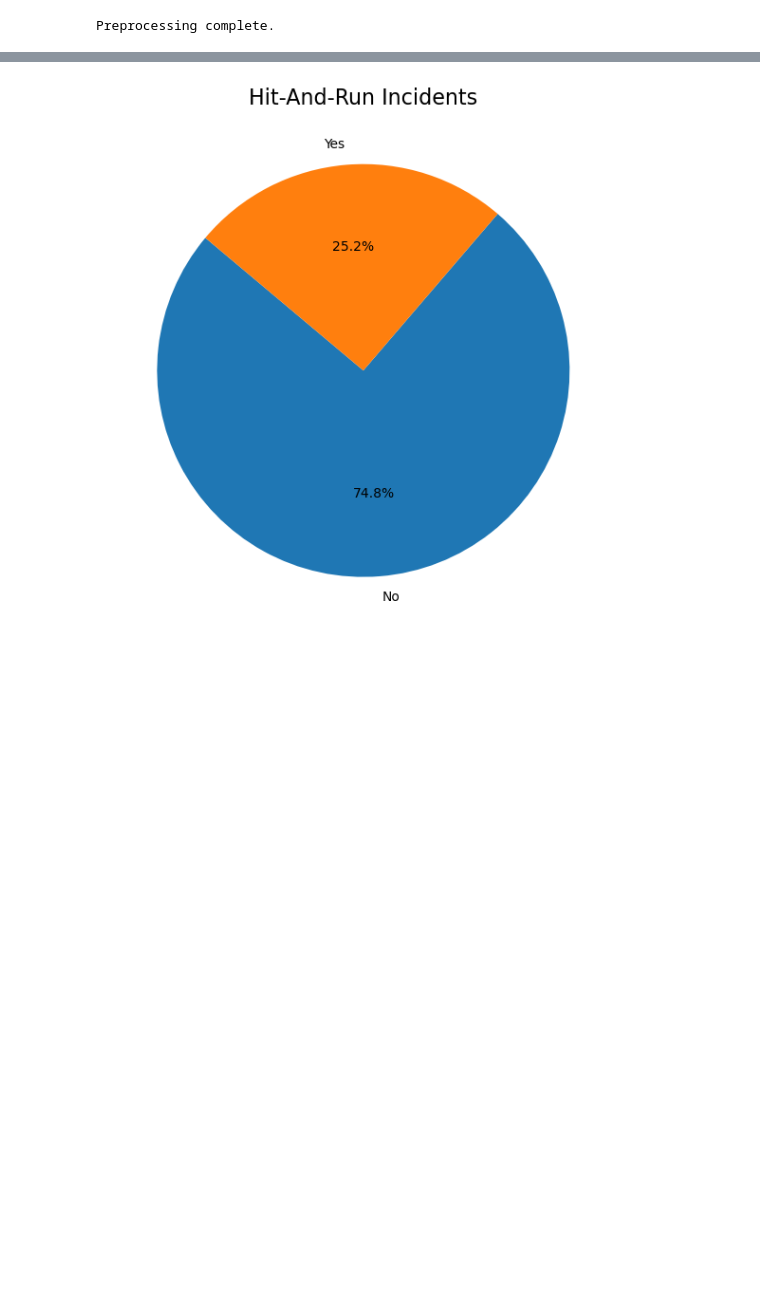
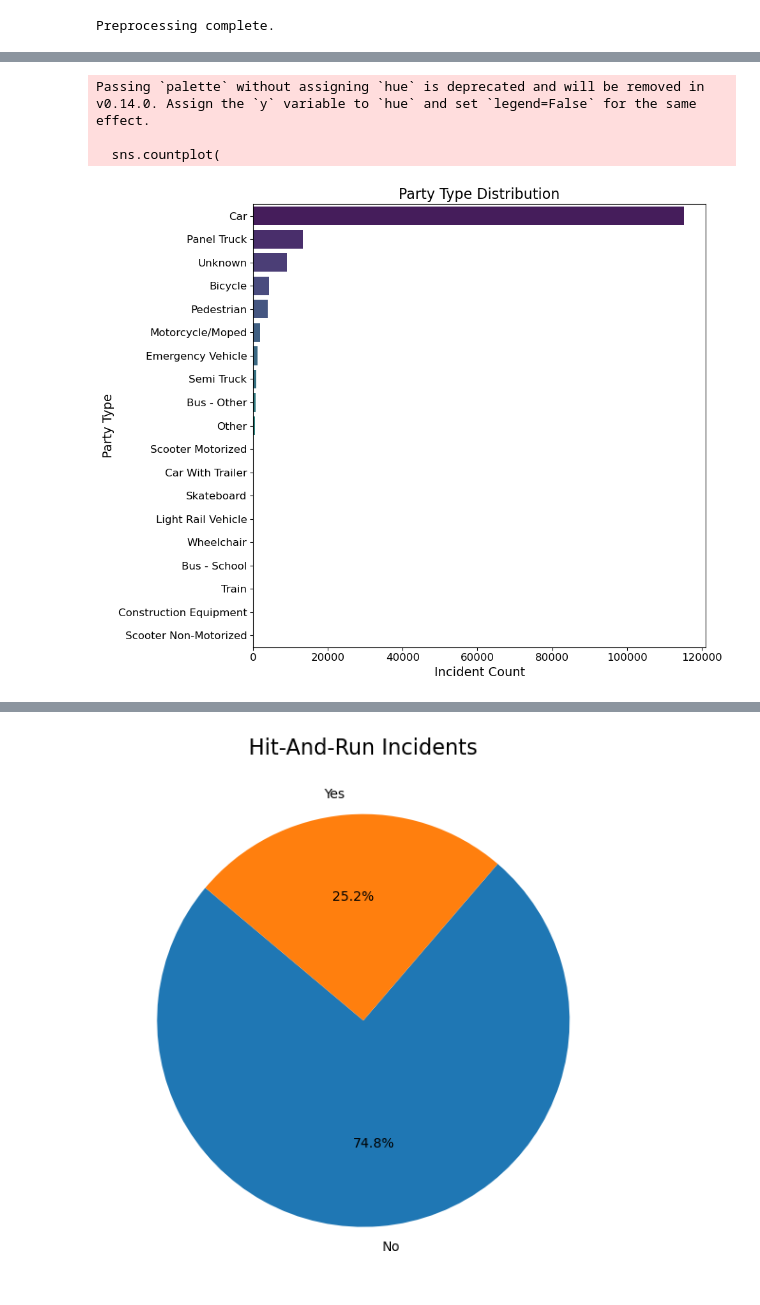
Before and after one commit to luanled/cmpe255-crash-injury-severity, a Jupyter notebook: notebooks/visualize_preprocessed_data.ipynb, the cells around one changed output, grey strips where cells are left out. Drawn from its saved outputs; the diff is of its cells as text; code cells hidden in the pictures; blank space fills up the shorter version.

```diff
--- a/notebooks/visualize_preprocessed_data.ipynb
+++ b/notebooks/visualize_preprocessed_data.ipynb
@@ -34,0 +101,47 @@ plt.show()
+# %%
+# Define a reverse mapping for PartyType_Code
+party_type_reverse_mapping = {
+    0: "Bicycle",
+    1: "Bus - Other",
+    2: "Bus - School",
+    3: "Car",
+    4: "Car With Trailer",
+    5: "Construction Equipment",
+    6: "Emergency Vehicle",
+    7: "Light Rail Vehicle",
+    8: "Motorcycle/Moped",
+    9: "Panel Truck",
+    10: "Pedestrian",
+    11: "Scooter Motorized",
+    12: "Scooter Non-Motorized",
+    13: "Semi Truck",
+    14: "Skateboard",
+    15: "Train",
+    16: "Wheelchair",
+    17: "Other",
+    18: "Unknown"
+}
+
+# Replace PartyType_Code with their corresponding labels
+processed_vehicle_data['PartyType_Label'] = processed_vehicle_data['PartyType_Code'].map(party_type_reverse_mapping)
+
+# Visualize Party Type Distribution with decoded labels
+plt.figure(figsize=(10, 8))  # Adjust figure size for better readability
+sns.countplot(
+    data=processed_vehicle_data,
+    y='PartyType_Label',
+    order=processed_vehicle_data['PartyType_Label'].value_counts().index,  # Sort by count
+    palette='viridis'  # Add a consistent color palette
+)
+plt.title("Party Type Distribution", fontsize=16)  # Larger font size for title
+plt.xlabel("Incident Count", fontsize=14)  # More descriptive x-axis label
+plt.ylabel("Party Type", fontsize=14)  # More descriptive y-axis label
+plt.xticks(fontsize=12)  # Adjust font size for x-axis ticks
+plt.yticks(fontsize=12)  # Adjust font size for y-axis ticks
+plt.tight_layout()
+plt.show()
+# %% [output]
+Passing `palette` without assigning `hue` is deprecated and will be removed in v0.14.0. Assign the `y` variable to `hue` and set `legend=False` for the same effect.
+
+  sns.countplot(
+[figure, added]
```
Also changed, not shown: parts of 15 cells of this notebook, 2 other files.
